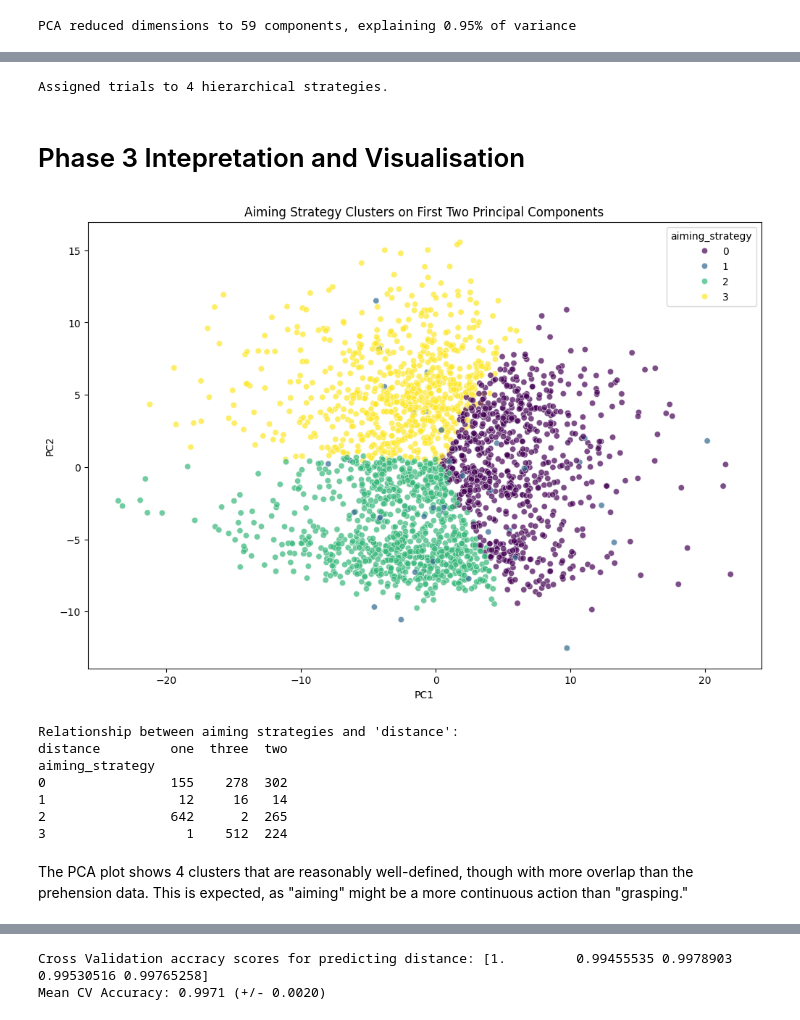
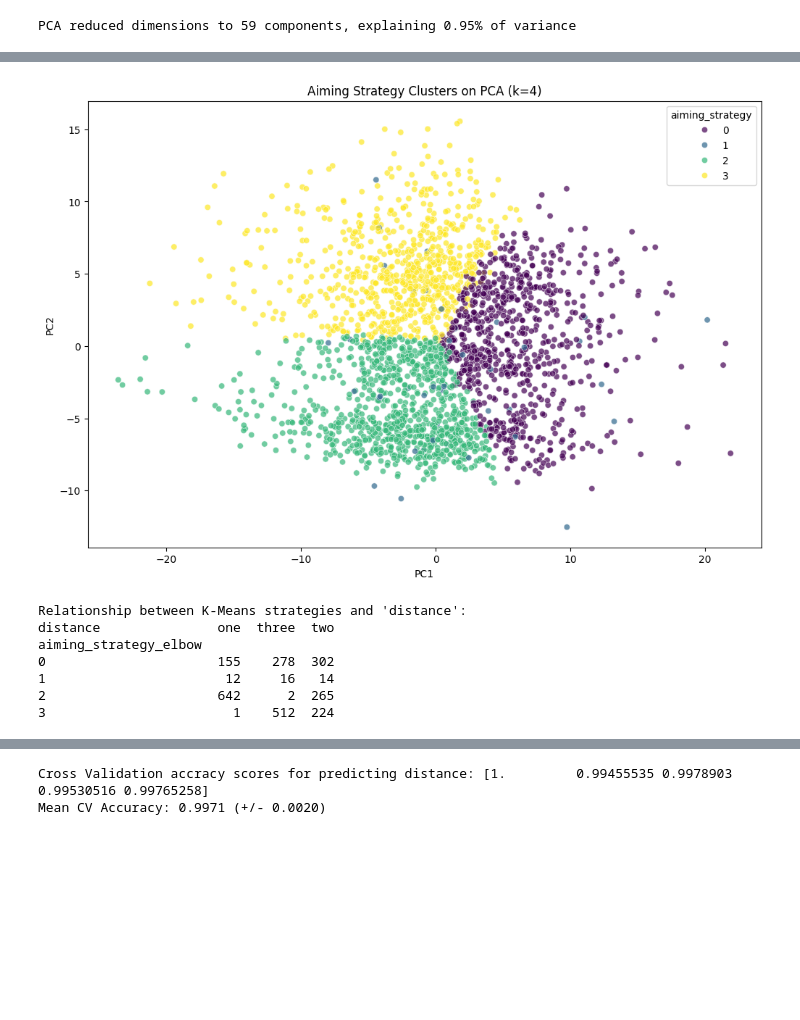
Before and after one commit to BhargavKumarNath/Classifying-Grip-Strategies-Using-Machine-Learning-, a Jupyter notebook: notebooks/02_ml_model_aiming.ipynb, the cells around one changed output, grey strips where cells are left out. Drawn from its saved outputs; the diff is of its cells as text; code cells hidden in the pictures; blank space fills up the shorter version.

```diff
--- a/notebooks/02_ml_model_aiming.ipynb
+++ b/notebooks/02_ml_model_aiming.ipynb
@@ -139,37 +156,21 @@ plt.show()
 # %%
-# 3. Assign cluster labels based on the chosen number of clusters
-hierarchical_cluster = AgglomerativeClustering(n_clusters=optimal_k, linkage='ward')
-hierarchical_labels = hierarchical_cluster.fit_predict(X_pca)
+# Interpretation and Visualization
+pca_df_elbow = pd.DataFrame(data=X_pca[:, :2], columns=["PC1", "PC2"])
+pca_df_elbow["aiming_strategy"] = cluster_labels_elbow
 
-df_aiming['hierarchical_strategy'] = hierarchical_labels
-print(f"Assigned trials to {optimal_k} hierarchical strategies.")
+plt.figure(figsize=(12, 8))
+sns.scatterplot(x="PC1", y="PC2", hue="aiming_strategy", data=pca_df_elbow, palette="viridis", alpha=0.7)
+plt.title(f"Aiming Strategy Clusters on PCA (k={optimal_k_elbow})")
+plt.show()
+
+print("\nRelationship between K-Means strategies and 'distance':")
+print(pd.crosstab(df_aiming["aiming_strategy_elbow"], df_aiming["distance"]))
 # %% [output]
+[figure, added]
-Assigned trials to 4 hierarchical strategies.
+Relationship between K-Means strategies and 'distance':
+distance               one  three  two
+aiming_strategy_elbow
+0                      155    278  302
+1                       12     16   14
+2                      642      2  265
+3                        1    512  224
-# %% [markdown]
-# Phase 3 Intepretation and Visualisation
-# %%
-df_aiming["aiming_strategy"] = cluster_labels
-
-# Visualise Clusters on PCA plot
-pca_df = pd.DataFrame(data=X_pca[:, :2], columns=["PC1", "PC2"])
-pca_df["aiming_strategy"] = cluster_labels
-
-plt.figure(figsize=(12, 8))
-sns.scatterplot(x="PC1", y="PC2", hue="aiming_strategy", data=pca_df, palette="viridis", alpha=0.7)
-plt.title("Aiming Strategy Clusters on First Two Principal Components")
-plt.show()
-
-# Relate Strategies to Conditions
-print("Relationship between aiming strategies and 'distance':")
-print(pd.crosstab(df_aiming["aiming_strategy"], df_aiming["distance"]))
-# %% [output]
-[figure, removed]
-Relationship between aiming strategies and 'distance':
-distance         one  three  two
-aiming_strategy
-0                155    278  302
-1                 12     16   14
-2                642      2  265
-3                  1    512  224
-# %% [markdown]
-The PCA plot shows 4 clusters that are reasonably well-defined, though with more overlap than the prehension data. This is expected, as "aiming" might be a more continuous action than "grasping."
```
Also changed, not shown: parts of 26 cells of this notebook, 5 other files.
